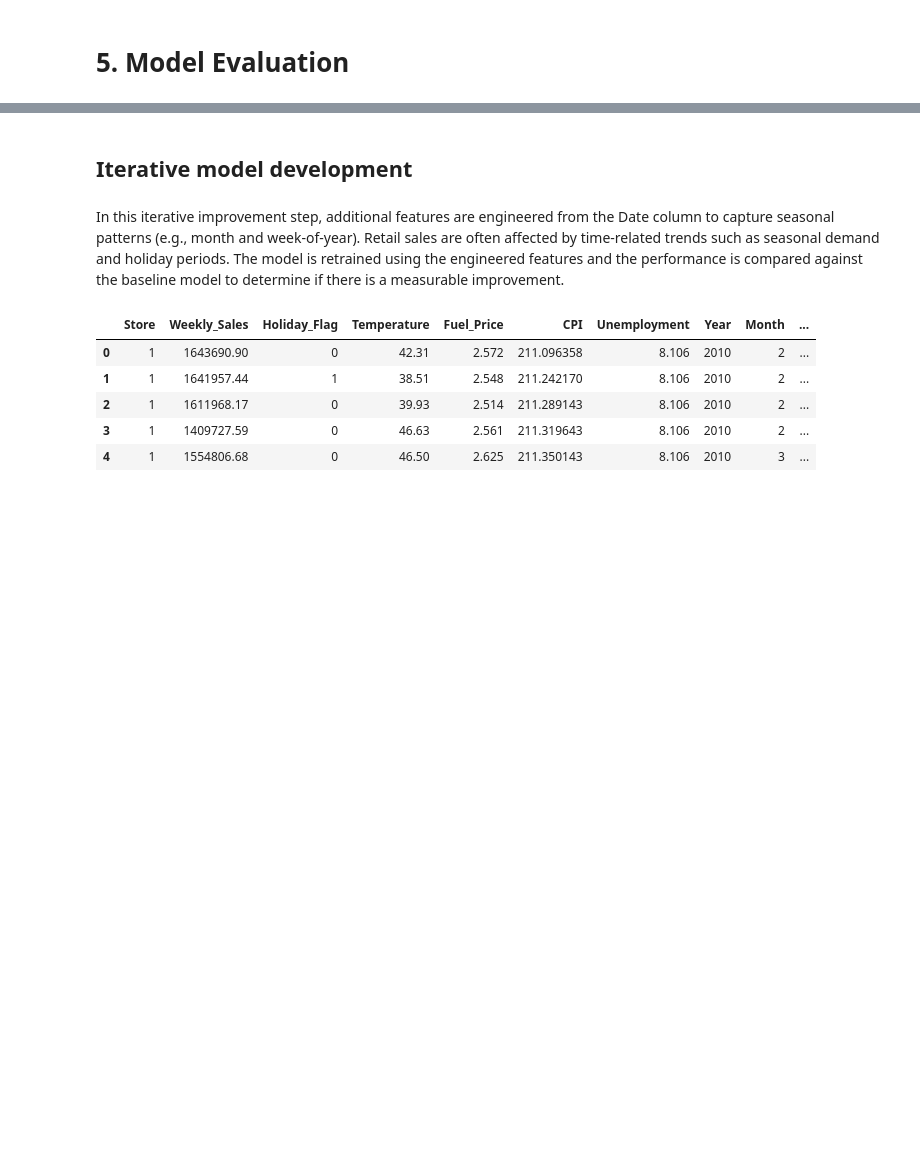
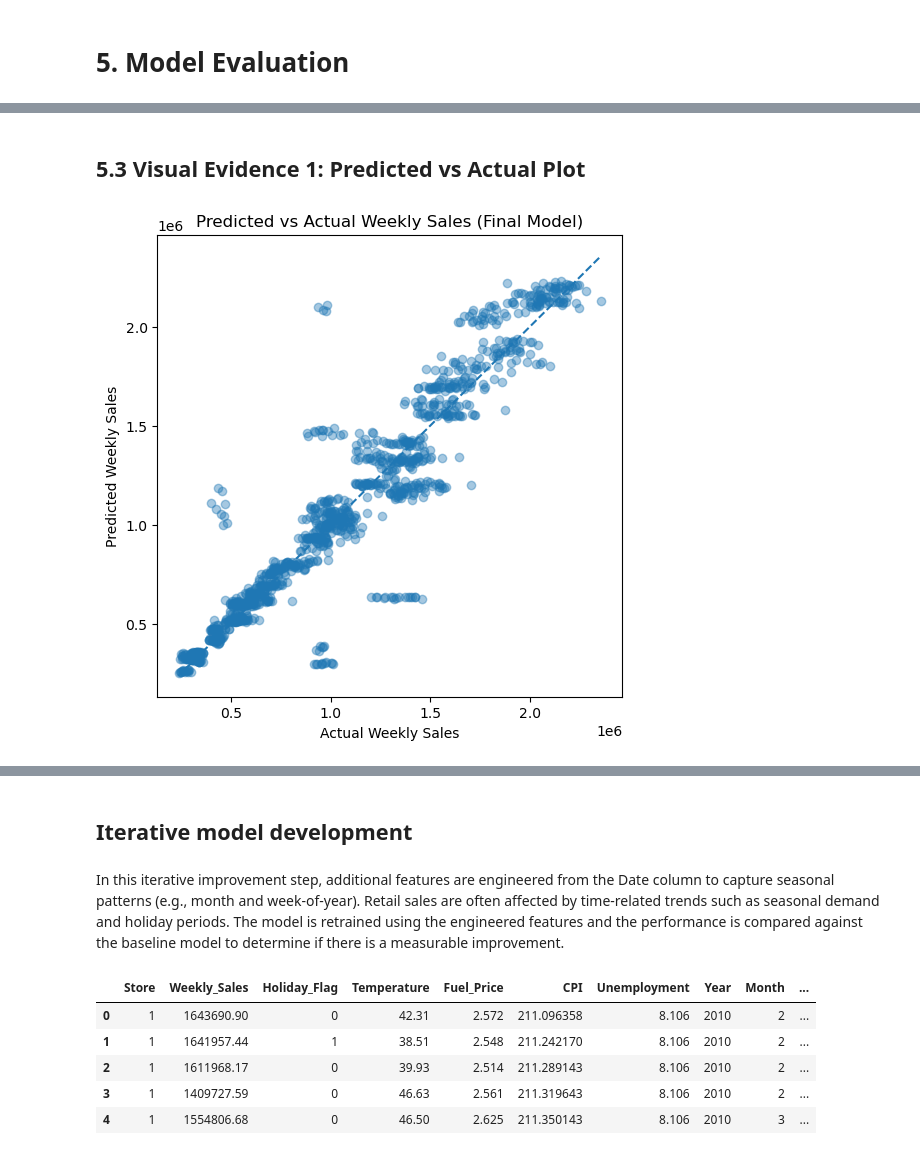
Before and after one commit to vaishnaviTP123/MLDP-Project-3, a Jupyter notebook: MLDP Program Codes Submission Template.ipynb, the cells around one changed output, grey strips where cells are left out. Cells and saved outputs as stored; diff of their text form; code cells hidden in the pictures; blank space fills up the shorter version.

```diff
--- a/MLDP Program Codes Submission Template.ipynb
+++ b/MLDP Program Codes Submission Template.ipynb
@@ -1136,0 +1193,12 @@ While the final deployed model is a Random Forest, this visualization improves t
+# %%
+# Pick the final model safely (so no NameError)
+final_model = None
+
+for name in ["best_rf", "rf_model", "rf_fe", "rf_baseline", "rf"]:
+    if name in globals():
+        final_model = globals()[name]
+        print("✅ Using model:", name)
+        break
+
+if final_model is None:
+    raise NameError("No trained model found. Make sure best_rf or rf_model exists.")
@@ -1136,0 +1211,12 @@ While the final deployed model is a Random Forest, this visualization improves t
+# %%
+from sklearn.metrics import mean_absolute_error, mean_squared_error
+import numpy as np
+
+# Predict on test set
+y_pred_final = final_model.predict(X_test_fe if "X_test_fe" in globals() else X_test)
+
+# Calculate metrics
+mae_final = mean_absolute_error(y_test, y_pred_final)
+rmse_final = np.sqrt(mean_squared_error(y_test, y_pred_final))
+
+mae_final, rmse_final
@@ -1136,0 +1233,19 @@ While the final deployed model is a Random Forest, this visualization improves t
+# %% [markdown]
+## 5.3 Visual Evidence 1: Predicted vs Actual Plot
+# %%
+import matplotlib.pyplot as plt
+
+plt.figure(figsize=(6,6))
+plt.scatter(y_test, y_pred_final, alpha=0.4)
+plt.title("Predicted vs Actual Weekly Sales (Final Model)")
+plt.xlabel("Actual Weekly Sales")
+plt.ylabel("Predicted Weekly Sales")
+
+# Reference line (perfect prediction)
+min_v = min(y_test.min(), y_pred_final.min())
+max_v = max(y_test.max(), y_pred_final.max())
+plt.plot([min_v, max_v], [min_v, max_v], linestyle="--")
+
+plt.show()
+# %% [output]
+[figure, added]
```
Also changed, not shown: parts of 49 cells of this notebook.
